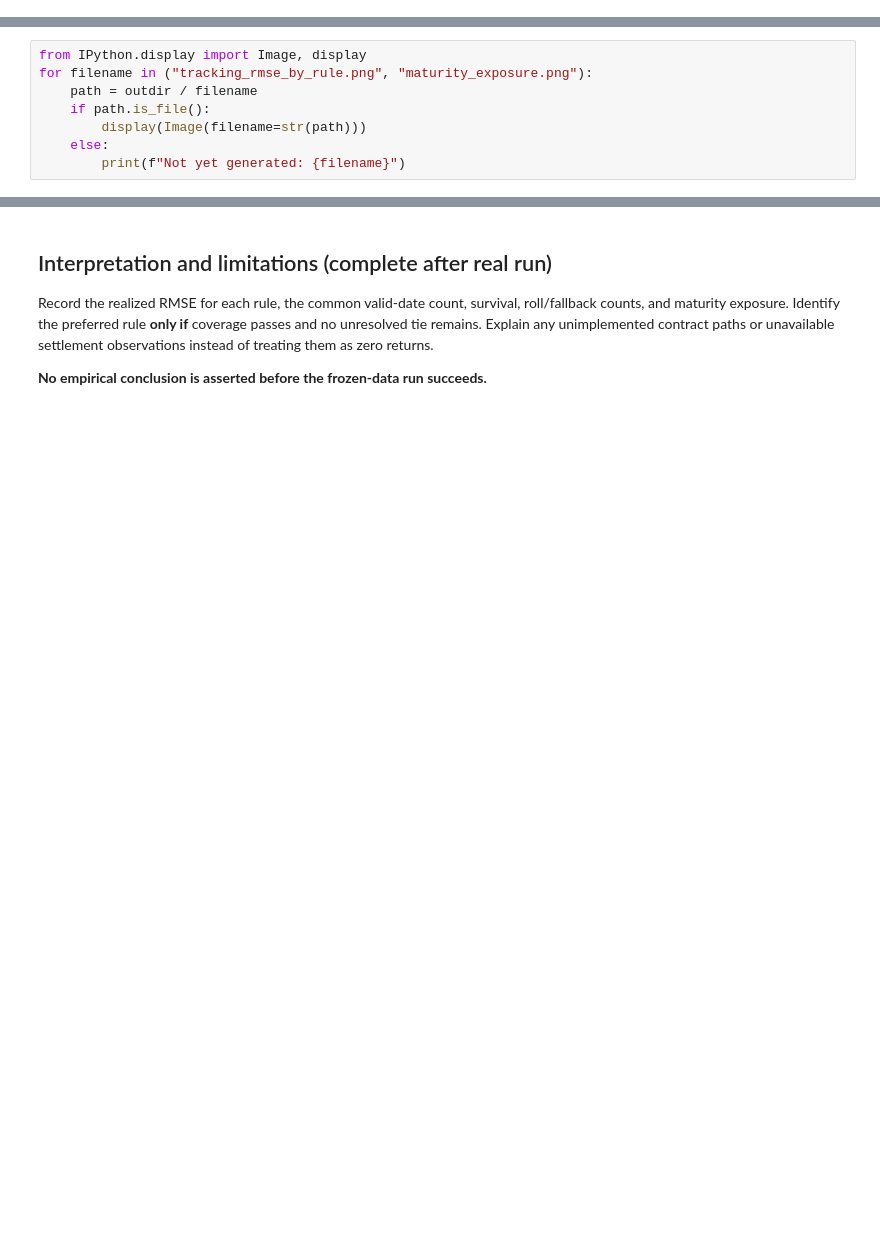
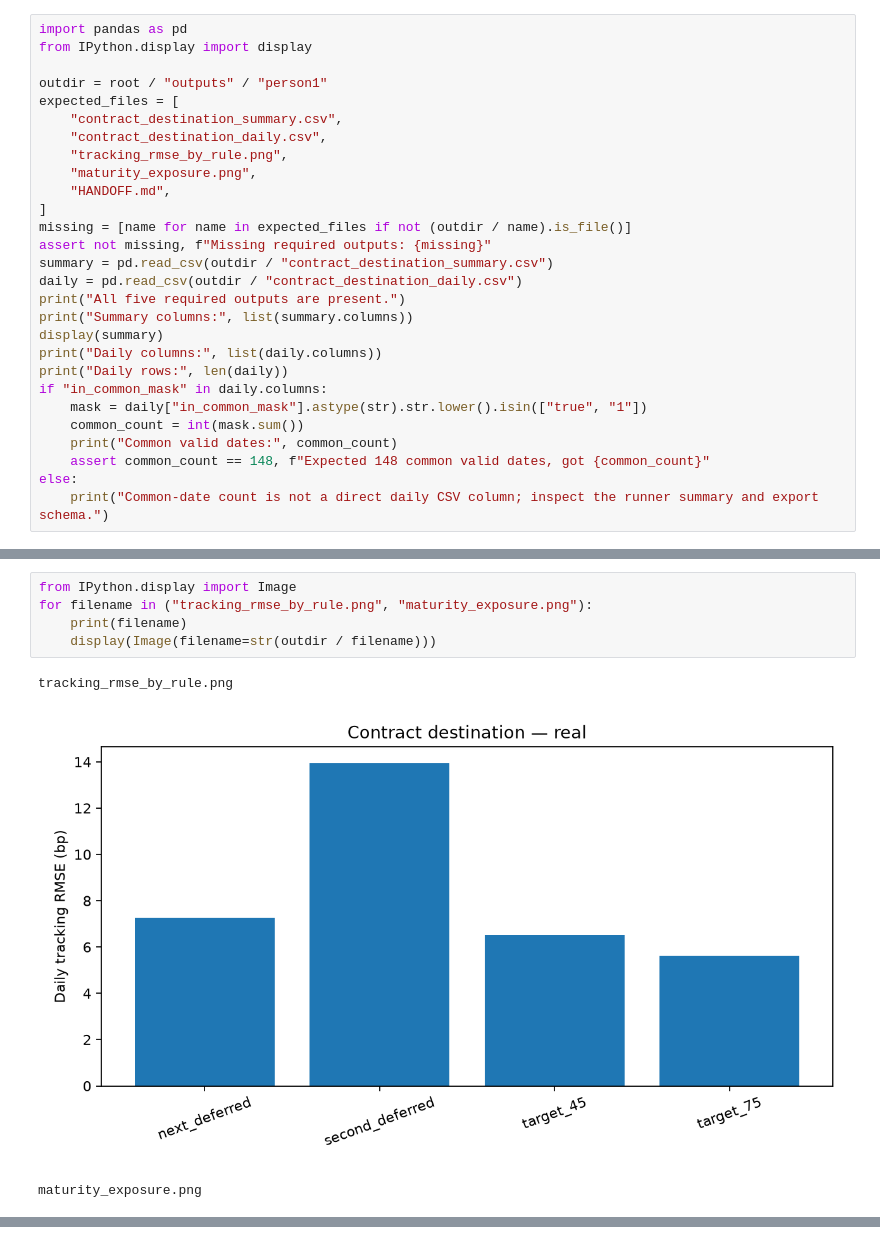
Before and after one commit to JacopoMichelacci/Futures_Class, a Jupyter notebook: Section 1 - Contract Destination (Varshini)/Section 1.ipynb, the cells around one changed output, grey strips where cells are left out. Drawn from its saved outputs; the diff is of its cells as text; blank space fills up the shorter version.

Commit message:
Finalize Section 1 empirical notebook and plotting dependency

```diff
--- a/Section 1 - Contract Destination (Varshini)/Section 1.ipynb
+++ b/Section 1 - Contract Destination (Varshini)/Section 1.ipynb
@@ -52,0 +70,28 @@ else:
+# %%
+import pandas as pd
+from IPython.display import display
+
+outdir = root / "outputs" / "person1"
+expected_files = [
+    "contract_destination_summary.csv",
+    "contract_destination_daily.csv",
+    "tracking_rmse_by_rule.png",
+    "maturity_exposure.png",
+    "HANDOFF.md",
+]
+missing = [name for name in expected_files if not (outdir / name).is_file()]
+assert not missing, f"Missing required outputs: {missing}"
+summary = pd.read_csv(outdir / "contract_destination_summary.csv")
+daily = pd.read_csv(outdir / "contract_destination_daily.csv")
+print("All five required outputs are present.")
+print("Summary columns:", list(summary.columns))
+display(summary)
+print("Daily columns:", list(daily.columns))
+print("Daily rows:", len(daily))
+if "in_common_mask" in daily.columns:
+    mask = daily["in_common_mask"].astype(str).str.lower().isin(["true", "1"])
+    common_count = int(mask.sum())
+    print("Common valid dates:", common_count)
+    assert common_count == 148, f"Expected 148 common valid dates, got {common_count}"
+else:
+    print("Common-date count is not a direct daily CSV column; inspect the runner summary and export schema.")
@@ -53,8 +131,9 @@ else:
 # %%
-from IPython.display import Image, display
+from IPython.display import Image
 for filename in ("tracking_rmse_by_rule.png", "maturity_exposure.png"):
-    path = outdir / filename
-    if path.is_file():
-        display(Image(filename=str(path)))
-    else:
-        print(f"Not yet generated: {filename}")
+    print(filename)
+    display(Image(filename=str(outdir / filename)))
+# %% [output]
+tracking_rmse_by_rule.png
+[figure, added]
+maturity_exposure.png
@@ -61,6 +140,0 @@ for filename in ("tracking_rmse_by_rule.png", "maturity_exposure.png"):
-# %% [markdown]
-## Interpretation and limitations (complete after real run)
-
-Record the realized RMSE for each rule, the common valid-date count, survival, roll/fallback counts, and maturity exposure. Identify the preferred rule **only if** coverage passes and no unresolved tie remains. Explain any unimplemented contract paths or unavailable settlement observations instead of treating them as zero returns.
-
-**No empirical conclusion is asserted before the frozen-data run succeeds.**
```
Also changed, not shown: parts of 19 cells of this notebook, 2 other files.
